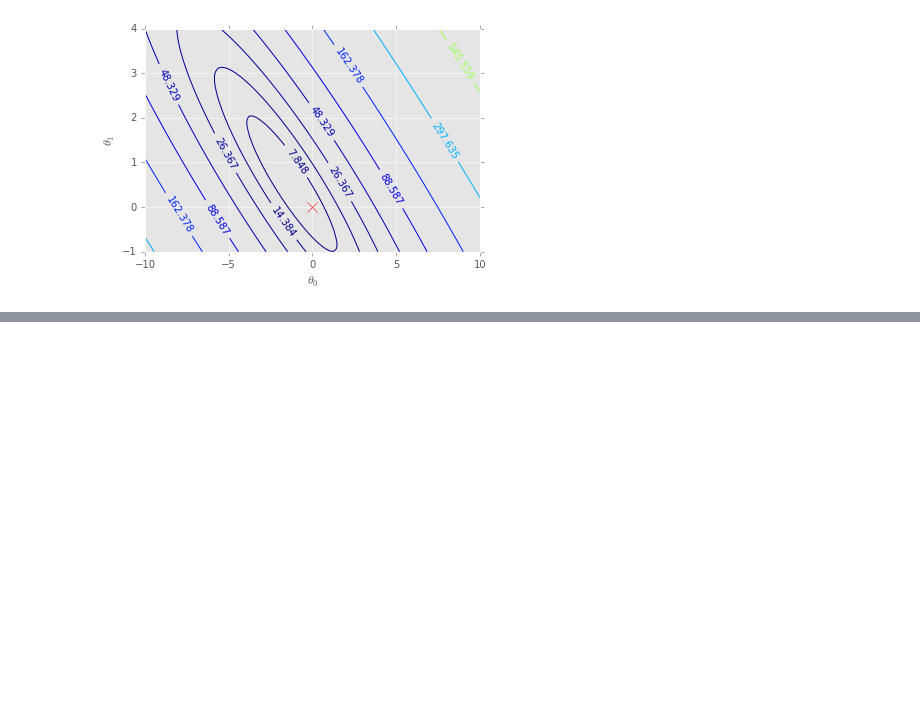
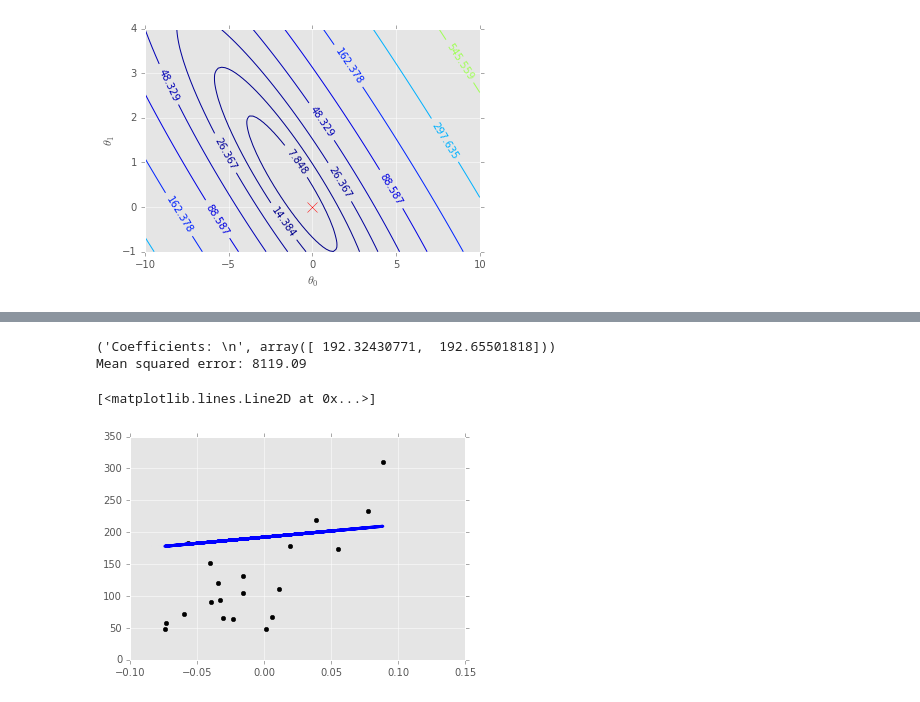
Before and after one commit to slegroux/slgML, a Jupyter notebook: linear_regression.ipynb, the cells around one changed output, grey strips where cells are left out. Saved outputs shown, nothing was run; the diff lists cells and outputs as text; code cells hidden in the pictures; blank space fills up the shorter version.

```diff
--- a/linear_regression.ipynb
+++ b/linear_regression.ipynb
@@ -116,0 +185,17 @@ plt.plot(0.0, 0.0, 'rx', linewidth=2, markersize=10)
+# %%
+# The coefficients
+print('Coefficients: \n', model.theta)
+
+print("Mean squared error: %.2f"
+      % np.mean((model.predict(diabetes_X_test.flatten()) - diabetes_y_test) ** 2))
+# %% [output]
+('Coefficients: \n', array([ 192.32430771,  192.65501818]))
+Mean squared error: 8119.09
+# %%
+# Plot outputs
+plt.scatter(diabetes_X_test, diabetes_y_test,  color='black')
+plt.plot(diabetes_X_test, model.predict(diabetes_X_test.flatten()), color='blue',
+         linewidth=3)
+# %% [output]
+[<matplotlib.lines.Line2D at 0x...>]
+[figure, added]
```
Also changed, not shown: parts of 11 cells of this notebook, 1 other file.
